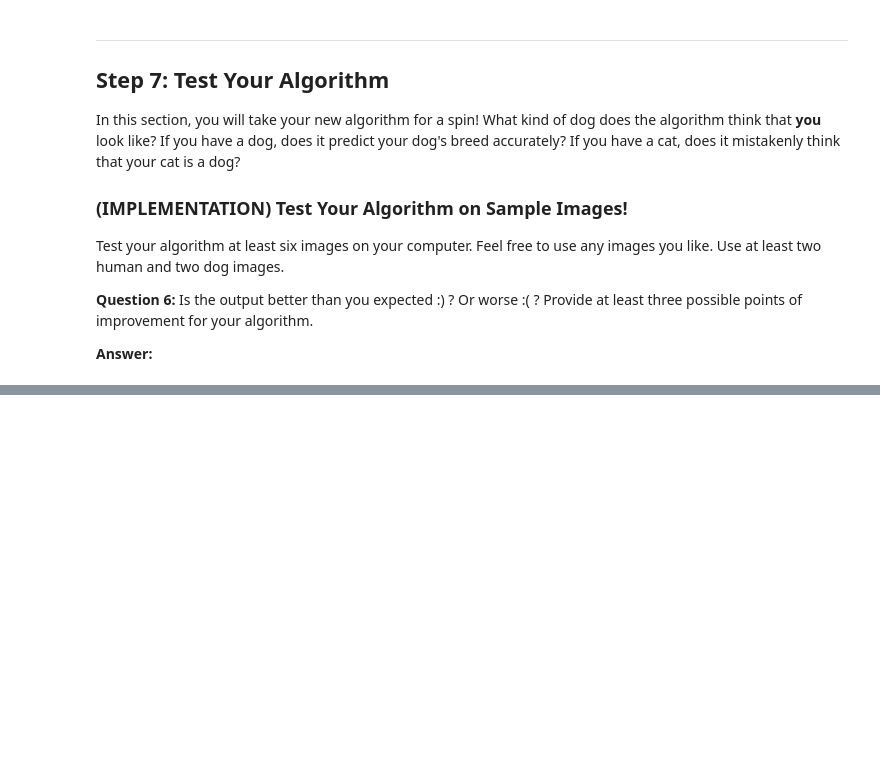
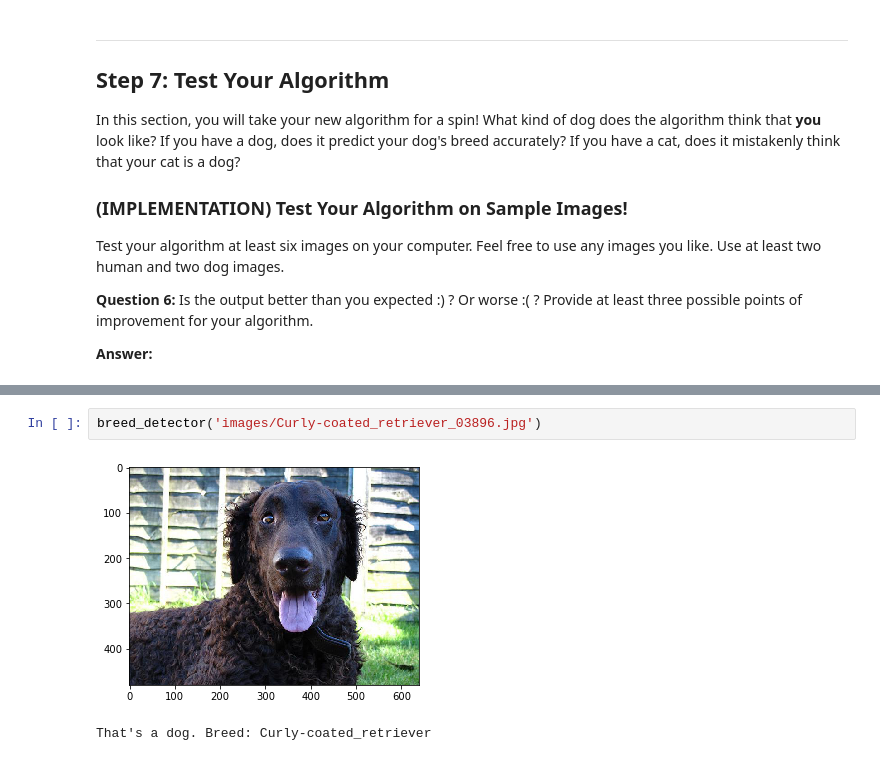
Before and after one commit to mnarasimhan02/MachineLearning, a Jupyter notebook: dog-project/dog_app.ipynb, the cells around one changed output, grey strips where cells are left out. Saved outputs shown, nothing was run; the diff lists cells and outputs as text; blank space fills up the shorter version.

```diff
--- a/dog-project/dog_app.ipynb
+++ b/dog-project/dog_app.ipynb
@@ -732,0 +770,5 @@ __Answer:__
+# %%
+breed_detector('images/Curly-coated_retriever_03896.jpg')
+# %% [output]
+[figure, added]
+That's a dog. Breed: Curly-coated_retriever
```
Also changed, not shown: parts of 8 cells of this notebook.
